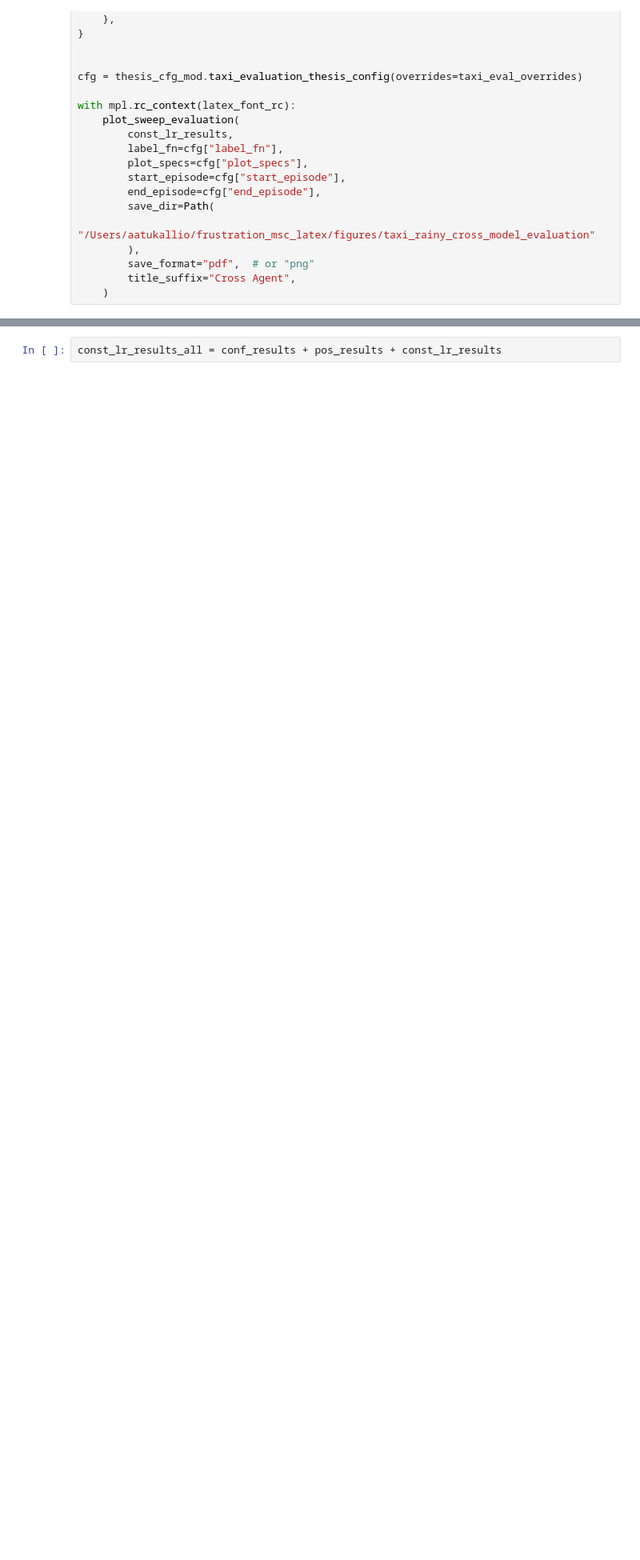
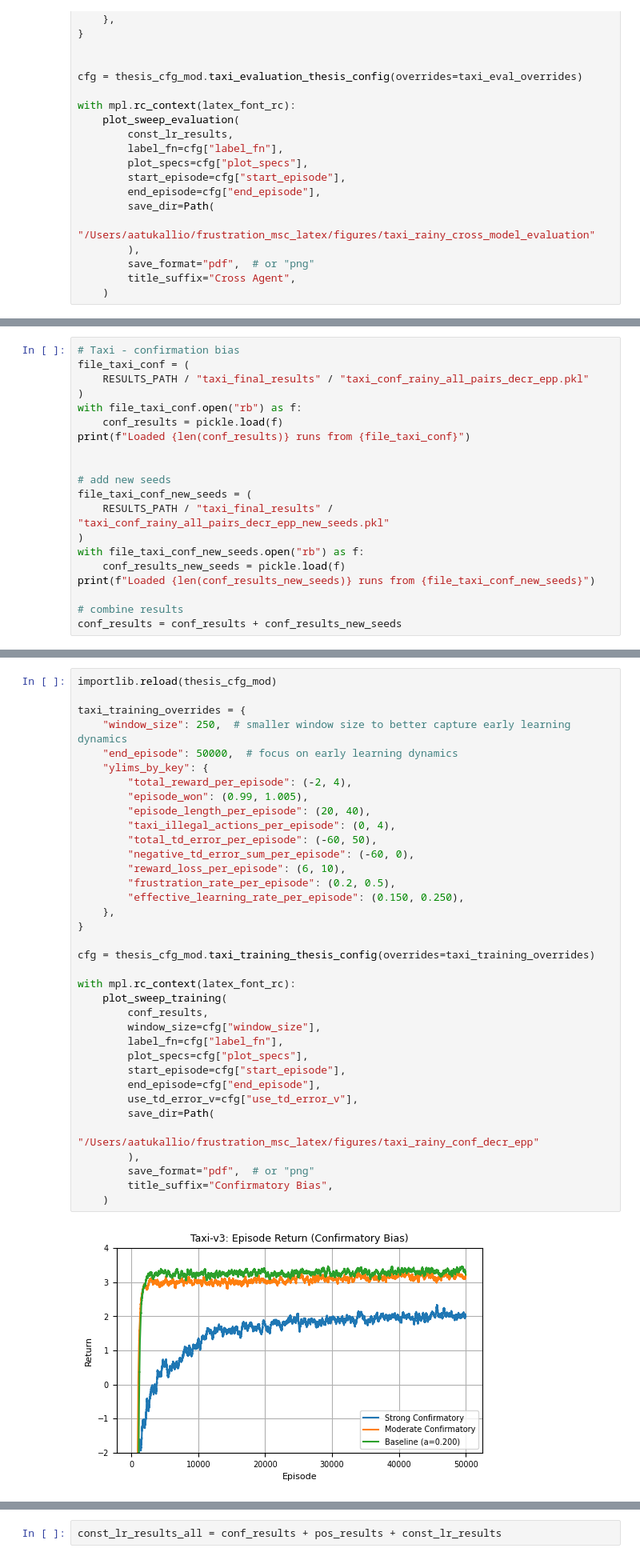
Before and after one commit to kallioaa/frustration_msc, a Jupyter notebook: src/prod_notebooks/assymetric_rl/thesis_plots.ipynb, the cells around one changed output, grey strips where cells are left out. Shown at 80% size. Cells and saved outputs as stored; diff of their text form; blank space fills up the shorter version.

```diff
--- a/src/prod_notebooks/assymetric_rl/thesis_plots.ipynb
+++ b/src/prod_notebooks/assymetric_rl/thesis_plots.ipynb
@@ -694,0 +634,20 @@ with mpl.rc_context(latex_font_rc):
+# %%
+# Taxi - confirmation bias
+file_taxi_conf = (
+    RESULTS_PATH / "taxi_final_results" / "taxi_conf_rainy_all_pairs_decr_epp.pkl"
+)
+with file_taxi_conf.open("rb") as f:
+    conf_results = pickle.load(f)
+print(f"Loaded {len(conf_results)} runs from {file_taxi_conf}")
+
+
+# add new seeds
+file_taxi_conf_new_seeds = (
+    RESULTS_PATH / "taxi_final_results" / "taxi_conf_rainy_all_pairs_decr_epp_new_seeds.pkl"
+)
+with file_taxi_conf_new_seeds.open("rb") as f:
+    conf_results_new_seeds = pickle.load(f)
+print(f"Loaded {len(conf_results_new_seeds)} runs from {file_taxi_conf_new_seeds}")
+
+# combine results
+conf_results = conf_results + conf_results_new_seeds
@@ -694,0 +657,38 @@ with mpl.rc_context(latex_font_rc):
+# %%
+importlib.reload(thesis_cfg_mod)
+
+taxi_training_overrides = {
+    "window_size": 250,  # smaller window size to better capture early learning dynamics
+    "end_episode": 50000,  # focus on early learning dynamics
+    "ylims_by_key": {
+        "total_reward_per_episode": (-2, 4),
+        "episode_won": (0.99, 1.005),
+        "episode_length_per_episode": (20, 40),
+        "taxi_illegal_actions_per_episode": (0, 4),
+        "total_td_error_per_episode": (-60, 50),
+        "negative_td_error_sum_per_episode": (-60, 0),
+        "reward_loss_per_episode": (6, 10),
+        "frustration_rate_per_episode": (0.2, 0.5),
+        "effective_learning_rate_per_episode": (0.150, 0.250),
+    },
+}
+
+cfg = thesis_cfg_mod.taxi_training_thesis_config(overrides=taxi_training_overrides)
+
+with mpl.rc_context(latex_font_rc):
+    plot_sweep_training(
+        conf_results,
+        window_size=cfg["window_size"],
+        label_fn=cfg["label_fn"],
+        plot_specs=cfg["plot_specs"],
+        start_episode=cfg["start_episode"],
+        end_episode=cfg["end_episode"],
+        use_td_error_v=cfg["use_td_error_v"],
+        save_dir=Path(
+            "/Users/aatukallio/frustration_msc_latex/figures/taxi_rainy_conf_decr_epp"
+        ),
+        save_format="pdf",  # or "png"
+        title_suffix="Confirmatory Bias",
+    )
+# %% [output]
+[figure, added]
```
Also changed, not shown: parts of 19 cells of this notebook, 3 other files.
